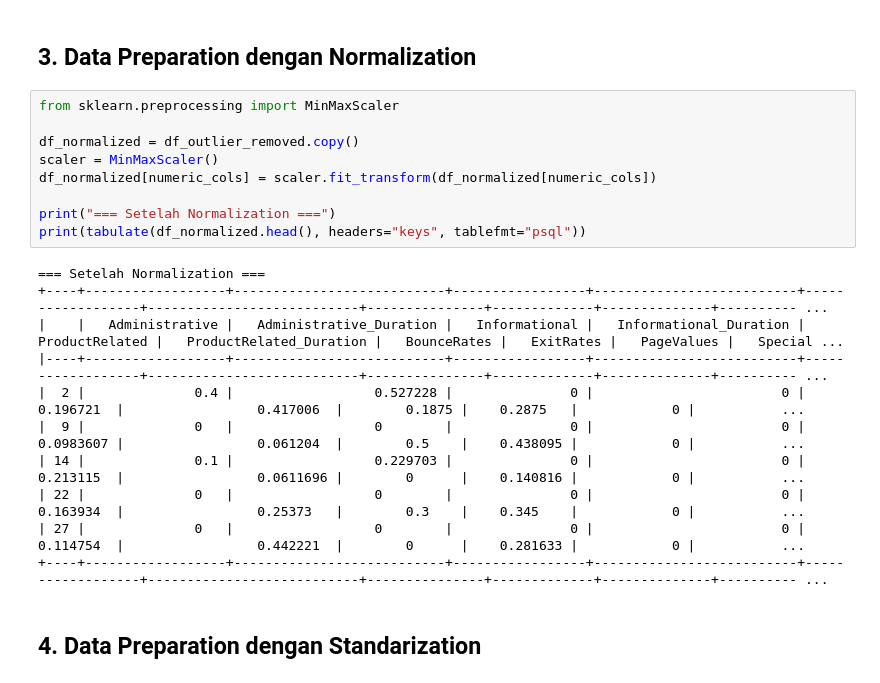
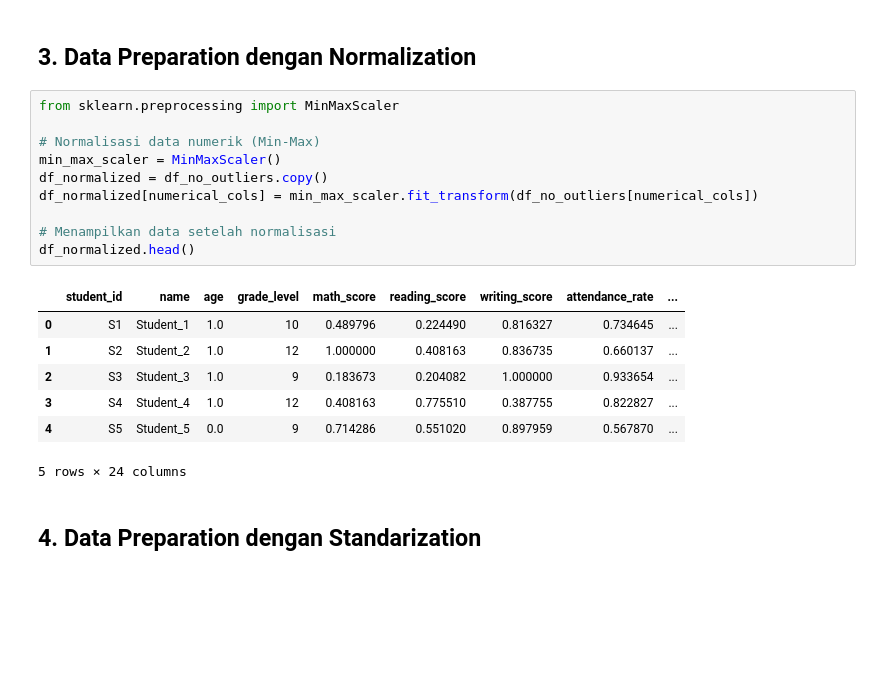
Before and after one commit to cahyogadhang/cahyogadhang-2025-KECERDASAN-BUATAN-TI-1B, a Jupyter notebook: jobsheet7.ipynb, the cells around one changed output. Drawn from its saved outputs; the diff is of its cells as text; blank space fills up the shorter version.

```diff
--- a/jobsheet7.ipynb
+++ b/jobsheet7.ipynb
@@ -319,24 +291,22 @@ Ukuran Data: (2599, 27)
 # %% [markdown]
 ## 3.	Data Preparation dengan Normalization
-# %%
-from sklearn.preprocessing import MinMaxScaler
-
-df_normalized = df_outlier_removed.copy()
-scaler = MinMaxScaler()
-df_normalized[numeric_cols] = scaler.fit_transform(df_normalized[numeric_cols])
-
-print("=== Setelah Normalization ===")
-print(tabulate(df_normalized.head(), headers="keys", tablefmt="psql"))
-# %% [output]
-=== Setelah Normalization ===
-+----+------------------+---------------------------+-----------------+--------------------------+------------------+---------------------------+---------------+-------------+--------------+---------- ...
-|    |   Administrative |   Administrative_Duration |   Informational |   Informational_Duration |   ProductRelated |   ProductRelated_Duration |   BounceRates |   ExitRates |   PageValues |   Special ...
-|----+------------------+---------------------------+-----------------+--------------------------+------------------+---------------------------+---------------+-------------+--------------+---------- ...
-|  2 |              0.4 |                  0.527228 |               0 |                        0 |        0.196721  |                 0.417006  |        0.1875 |    0.2875   |            0 |           ...
-|  9 |              0   |                  0        |               0 |                        0 |        0.0983607 |                 0.061204  |        0.5    |    0.438095 |            0 |           ...
-| 14 |              0.1 |                  0.229703 |               0 |                        0 |        0.213115  |                 0.0611696 |        0      |    0.140816 |            0 |           ...
-| 22 |              0   |                  0        |               0 |                        0 |        0.163934  |                 0.25373   |        0.3    |    0.345    |            0 |           ...
-| 27 |              0   |                  0        |               0 |                        0 |        0.114754  |                 0.442221  |        0      |    0.281633 |            0 |           ...
-+----+------------------+---------------------------+-----------------+--------------------------+------------------+---------------------------+---------------+-------------+--------------+---------- ...
+# %%
+from sklearn.preprocessing import MinMaxScaler
+
+# Normalisasi data numerik (Min-Max)
+min_max_scaler = MinMaxScaler()
+df_normalized = df_no_outliers.copy()
+df_normalized[numerical_cols] = min_max_scaler.fit_transform(df_no_outliers[numerical_cols])
+
+# Menampilkan data setelah normalisasi
+df_normalized.head()
+# %% [output]
+|  | student_id | name | age | grade_level | math_score | reading_score | writing_score | attendance_rate | ... |
+| 0 | S1 | Student_1 | 1.0 | 10 | 0.489796 | 0.224490 | 0.816327 | 0.734645 | ... |
+| 1 | S2 | Student_2 | 1.0 | 12 | 1.000000 | 0.408163 | 0.836735 | 0.660137 | ... |
+| 2 | S3 | Student_3 | 1.0 | 9 | 0.183673 | 0.204082 | 1.000000 | 0.933654 | ... |
+| 3 | S4 | Student_4 | 1.0 | 12 | 0.408163 | 0.775510 | 0.387755 | 0.822827 | ... |
+| 4 | S5 | Student_5 | 0.0 | 9 | 0.714286 | 0.551020 | 0.897959 | 0.567870 | ... |
+5 rows × 24 columns
 # %% [markdown]
 ## 4. Data Preparation dengan Standarization
```
Also changed, not shown: parts of 8 cells of this notebook.
